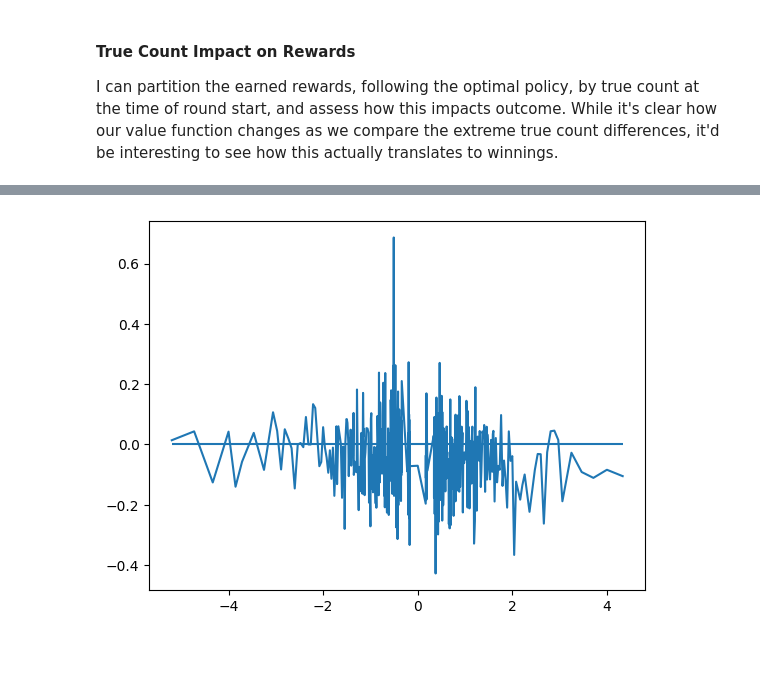
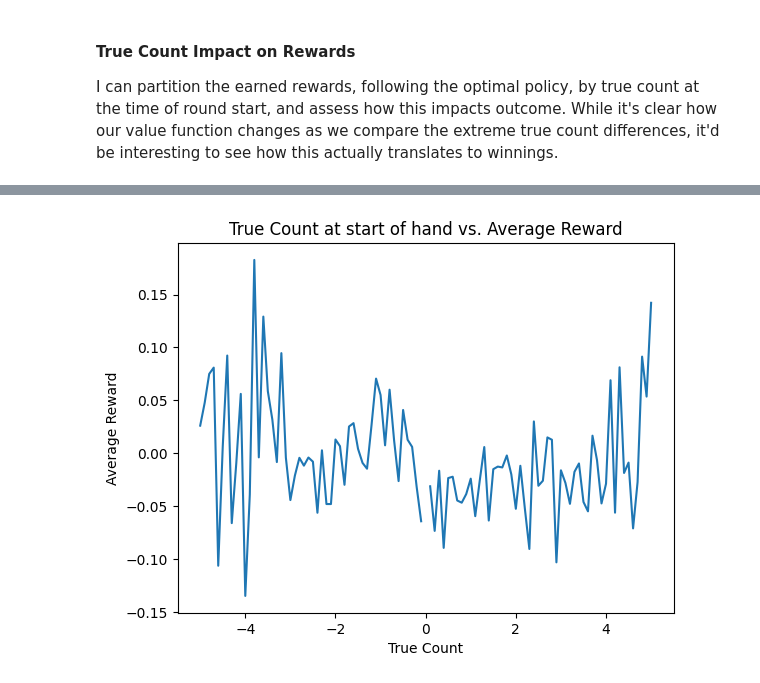
Before and after one commit to petersim1/Blackjack_RL, a Jupyter notebook: Deep_Learning_Count.ipynb, the cells around one changed output, grey strips where cells are left out. Saved outputs shown, nothing was run; the diff lists cells and outputs as text; code cells hidden in the pictures; blank space fills up the shorter version.

```diff
--- a/Deep_Learning_Count.ipynb
+++ b/Deep_Learning_Count.ipynb
@@ -492,24 +600,33 @@ blackjack = Game(**game_hyperparams)
 
 res = await play_games_gather_count(
     model=network,
-    n_games=2_500,
+    n_games=1_000,
     n_rounds=100,
     wagers=[1],
     game_hyperparams=game_hyperparams
 )
-# %%
-x = []
-y = []
-z = []
-for count in np.unique(list(res.keys())):
-    if count not in res: continue
-    if len(res[count]) < 100: continue
-    x.append(count)
-    y.append(np.mean(res[count]))
-    z.append(len(res[count]))
-
-plt.plot(x,y)
-plt.hlines(y=0, xmin=min(x), xmax=max(x))
-plt.show()
-# %% [output]
-[figure, removed]
+# %%
+bins = np.arange(-5, 5.1, .1)
+inds = np.digitize(np.array(res)[:,0], bins)
+# %%
+x = []
+y = []
+bj = []
+
+for i in range(bins.shape[0]):
+    x.append(bins[i])
+    inds_find = np.where(inds == i)[0]
+    if len(inds_find):
+        y.append(np.array(res)[:,2][inds_find].mean())
+        bj.append(np.array(res)[:,1][inds_find].mean())
+    else:
+        y.append(np.nan)
+        bj.append(np.nan)
+# %%
+plt.plot(x,y)
+plt.title("True Count at start of hand vs. Average Reward")
+plt.xlabel("True Count")
+plt.ylabel("Average Reward")
+plt.show()
+# %% [output]
+[figure, added]
```
Also changed, not shown: parts of 10 cells of this notebook, 3 other files.
